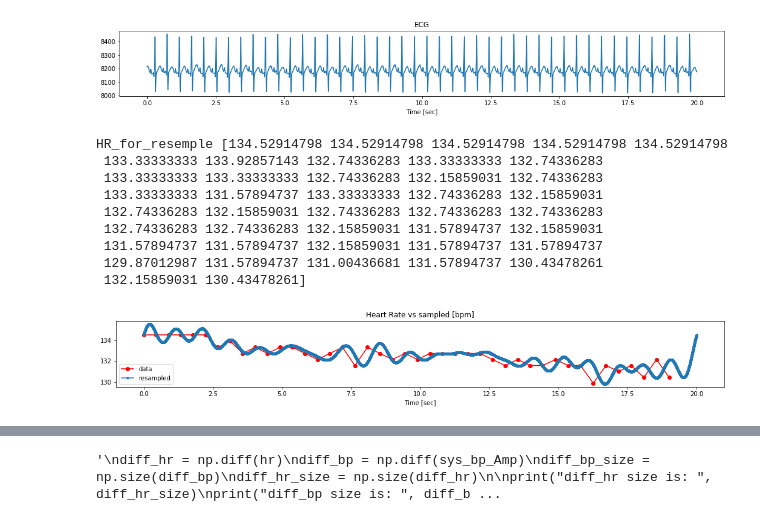
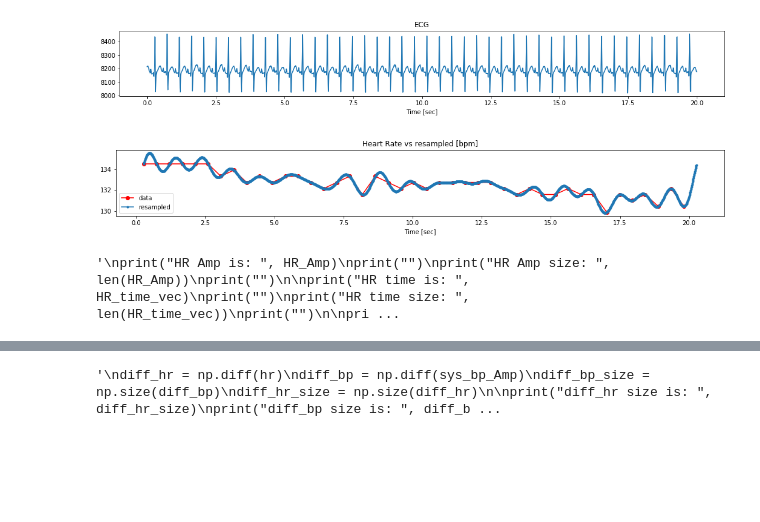
Before and after one commit to vnsasson/SLDS, a Jupyter notebook: My_code.ipynb, the cells around one changed output, grey strips where cells are left out. Cells and saved outputs as stored; diff of their text form; code cells hidden in the pictures; blank space fills up the shorter version.

```diff
--- a/My_code.ipynb
+++ b/My_code.ipynb
@@ -10,7 +10,7 @@ import os
 
 START_POINT = 0
 END_POINT = 20
-F = 1000
+F = 100
 t = np.arange(START_POINT, END_POINT, 0.002)
 t_size = len(t)
 ecg = []
@@ -37,26 +37,40 @@ ecg = np.asarray(ecg) # convert from list to array - now can be used by array fu
 peaks_time = peaks_ind*[0.002] # moving from indexes to time domain
 T = np.diff(peaks_time) # vector of time spaces between every two peaks - vector of T_i
 f = 1/T # vector of frequencies - beats per second - f_i = 1 / T_i
+first = peaks_time[0]
+#print("first is", first)
 
 HR_Amp = f*60 # heart rate = beats per minute - vector
 peaks_time = peaks_time[:-1] # delete the last column - to be in the same length
-HR_t = peaks_time + (T/2) # we set the time to be between two peaks
-HR_time_vec = HR_t - HR_t[0] # starting time vector from zero
-HR_time_duration = HR_time_vec[len(HR_time_vec)-1] # 19.009
-HR_for_resemple = HR_Amp[1 : len(HR_time_vec)]
-print("HR_for_resemple",HR_for_resemple)
-print("")
+HR_t = np.linspace(START_POINT+first, END_POINT+first, len(HR_Amp) , endpoint=False)
+hr_sampled_graph = signal.resample(HR_Amp, F*(END_POINT-START_POINT))
+tnew = np.linspace(START_POINT+first, END_POINT+first, F*(END_POINT-START_POINT), endpoint=False)
 
+plt.figure(figsize=(18, 2))
+plt.plot(HR_t, HR_Amp, 'ro-', tnew, hr_sampled_graph, '.-')
+plt.legend(['data', 'resampled'], loc='best')
+plt.title('Heart Rate vs resampled [bpm]')
+plt.xlabel('Time [sec]')
+plt.show()
+
+'''
+#HR_t = peaks_time + (T/2) # we set the time to be between two peaks
+#HR_time_vec = HR_t - HR_t[0] # starting time vector from zero
+#HR_time_duration = HR_time_vec[len(HR_time_vec)-1] # 19.009
+#HR_for_resemple = HR_Amp[1 : len(HR_time_vec)]
+#print("HR_for_resemple",HR_for_resemple)
+#print("")
 ####   sampling   #####
 
 #samples = 20000
-hr_sampled_graph_mat = signal.resample(HR_Amp, F*(END_POINT-START_POINT) , t=HR_time_vec) ## 20000 samples of HR_Amp graph
-hr_sampled_graph = hr_sampled_graph_mat[0]
-sampling_time_vec = hr_sampled_graph_mat[1]
-sampling_time_vec_duration = sampling_time_vec[len(sampling_time_vec)-1]
+#hr_sampled_graph_mat = signal.resample(HR_Amp, F*(END_POINT-START_POINT) , t=HR_time_vec) ## 20000 samples of HR_Amp graph
+#hr_sampled_graph = hr_sampled_graph_mat[0]
+#sampling_time_vec = hr_sampled_graph_mat[1]
+#sampling_time_vec_duration = sampling_time_vec[len(sampling_time_vec)-1]
 #sampling_time_vec = np.arange(START_POINT, END_POINT, 1/F)
 #sampling_time_vec = np.arange(0, HR_time_duration, HR_time_duration/samples)
-sampling_time_vec_temp = np.linspace(0, 20, F*(END_POINT-START_POINT), endpoint=False)
+#sampling_time_vec_temp = np.linspace(0, 20, F*(END_POINT-START_POINT), endpoint=False)
+'''
 
 '''
 plt.figure(figsize=(18, 2))
@@ -66,55 +80,41 @@ plt.title('Heart Rate vs sampled [bpm]')
 plt.xlabel('Time [sec]')
 plt.show()
 '''
-
+'''
 plt.figure(figsize=(18, 2))
-plt.plot(HR_time_vec, HR_Amp, 'ro-', sampling_time_vec_temp, hr_sampled_graph,'.-')
+plt.plot(HR_time_vec, HR_Amp, 'ro-', sampling_time_vec, hr_sampled_graph,'.-')
 #plt.plot(sampling_time_vec, hr_sampled_graph,'.-')
 plt.legend(['data', 'resampled'], loc='best')
 plt.title('Heart Rate vs sampled [bpm]')
 plt.xlabel('Time [sec]')
 plt.show()
+'''
 
-
-
+'''
 print("HR Amp is: ", HR_Amp)
 print("")
 print("HR Amp size: ", len(HR_Amp))
 print("")
 
 print("HR time is: ", HR_time_vec)
 print("")
 print("HR time size: ", len(HR_time_vec))
 print("")
 
 print("sampling hr is: ", hr_sampled_graph)
 print("")
 print("sampling hr row size: ", len(hr_sampled_graph))
 print("")
 
 print("sampling time is: ", sampling_time_vec)
 print("")
 print("sampling time size: ", len(sampling_time_vec))
 print("")
 
 print("sampling_time_vec_duration is", sampling_time_vec_duration)
 print("")
-
-
-
-
-
-#print("Sampled HR time is: ", t_new[:3])
-#print("vector size", len(t_new))
+'''
 # %% [output]
 [figure]
+[figure, new version]
-HR_for_resemple [134.52914798 134.52914798 134.52914798 134.52914798 134.52914798
- 133.33333333 133.92857143 132.74336283 133.33333333 132.74336283
- 133.33333333 133.33333333 132.74336283 132.15859031 132.74336283
- 133.33333333 131.57894737 133.33333333 132.74336283 132.15859031
- 132.74336283 132.15859031 132.74336283 132.74336283 132.74336283
- 132.74336283 132.74336283 132.15859031 131.57894737 132.15859031
- 131.57894737 131.57894737 132.15859031 131.57894737 131.57894737
- 129.87012987 131.57894737 131.00436681 131.57894737 130.43478261
- 132.15859031 130.43478261]
+'\nprint("HR Amp is: ", HR_Amp)\nprint("")\nprint("HR Amp size: ", len(HR_Amp))\nprint("")\n\nprint("HR time is: ", HR_time_vec)\nprint("")\nprint("HR time size: ", len(HR_time_vec))\nprint("")\n\npri ...
-[figure, old version]
```
Also changed, not shown: parts of 6 cells of this notebook.
